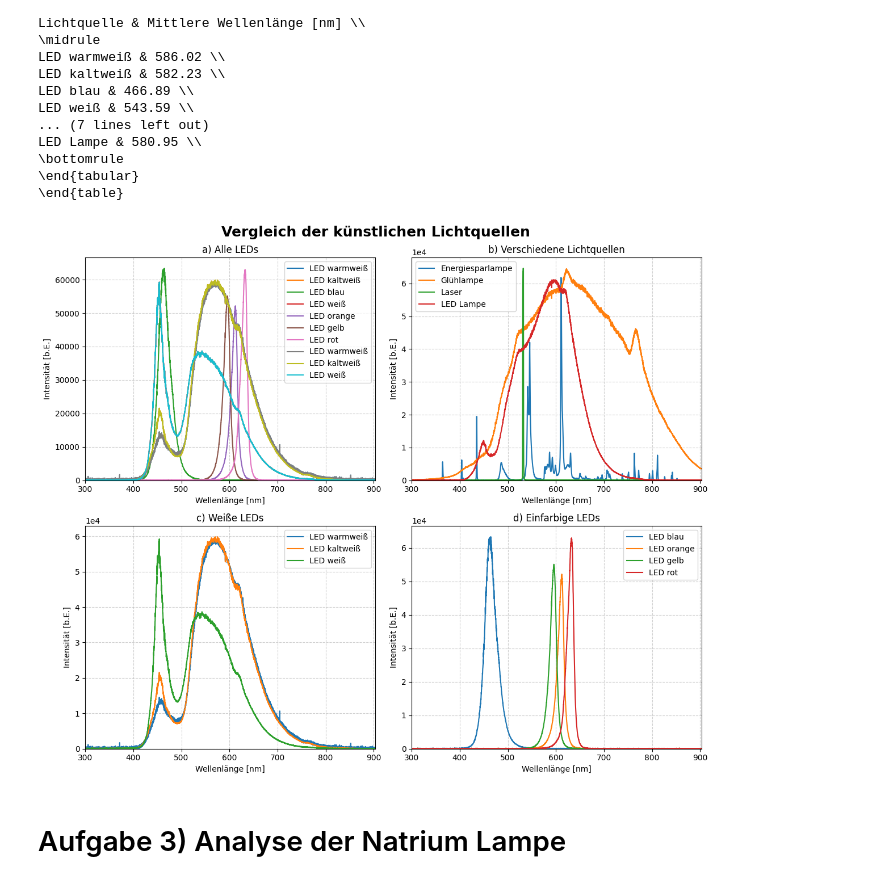
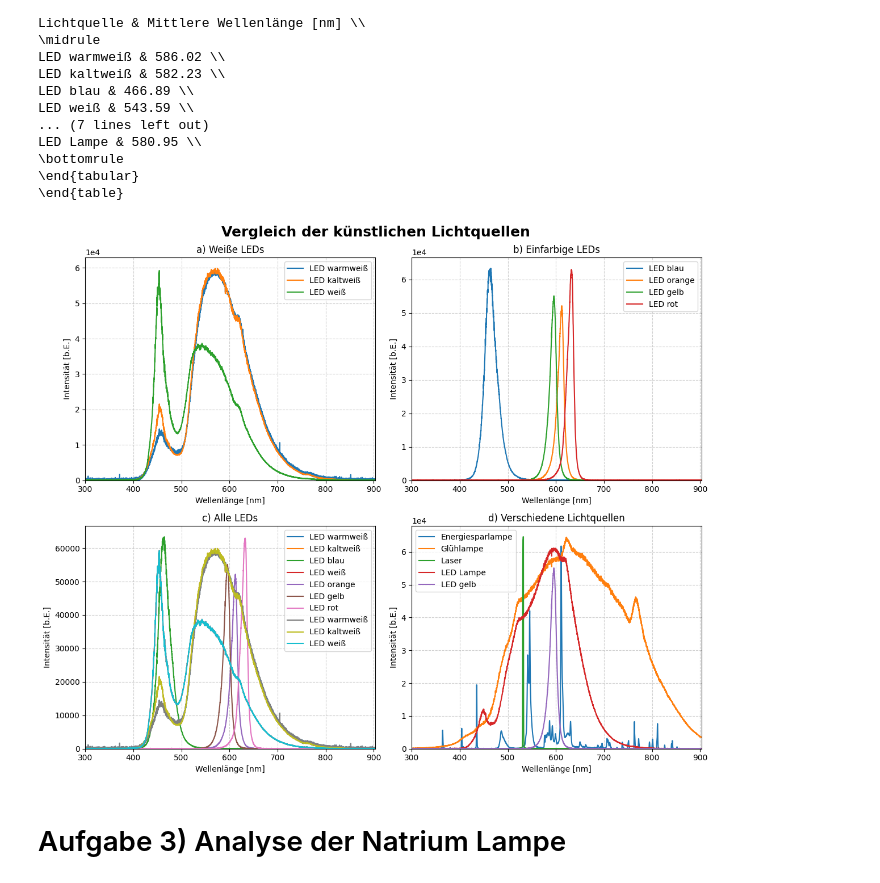
Before and after one commit to FinnZeumer/PAP-2, a Jupyter notebook: Versuche/234/Python/V234.ipynb, the cells around one changed output. Cells and saved outputs as stored; diff of their text form; code cells hidden in the pictures.

```diff
--- a/Versuche/234/Python/V234.ipynb
+++ b/Versuche/234/Python/V234.ipynb
@@ -266,7 +266,7 @@ def sigma_abweichung(p1, p2, err_p1 = 0.0, err_p2 = 0.0):
     """
     Funktion zum berechnen der Sigma-Abweichugn von zwei Messwerten, oder einem Messwert und einem Literaturwert.
     """
-    return abs(p1 - p2)/(np.sqrt(err_p1**2 + err_p2**2))
+    return round(abs(p1 - p2)/(np.sqrt(err_p1**2 + err_p2**2)), 2)
 
     if err_p1 == 0 and err_p2== 0:
         print("Für die Sigma-Abweichung muss mindestens ein Wert fehlerbehaftet sein!")
@@ -1394,7 +1394,7 @@ for i, (name, data) in enumerate(datasets.items()):
     ax.set_title(name, fontsize=10)
     ax.set_xlabel("Wellenlänge $\\lambda$ [nm]")
     ax.set_ylabel("Intensität $I$ [b.E.]")
-    ax.grid(True, linestyle="--", alpha=0.5)
+    ax.grid(True, linestyle="--", alpha=0.6)
     ax.set_xlim(197, 903)
     ax.set_ylim(-10, )
     ax.ticklabel_format(axis='both', style='sci', scilimits=(0,4))
@@ -1473,18 +1473,18 @@ all_led_keys = [
 ]
 
 other_sources = [
-    "Energiesparlampe", "Glühlampe", "Laser", "LED Lampe"
+    "Energiesparlampe", "Glühlampe", "Laser", "LED Lampe", "LED gelb"
 ]
 
 # --------------------------------------------------
-# a) Alle LEDs
+# c) Alle LEDs
 # --------------------------------------------------
-ax = axes[0]
+ax = axes[2]
 for key in all_led_keys:
     df = datasets[key]
     ax.plot(df.iloc[:, 0], df.iloc[:, 1], label=key)
 
-ax.set_title("a) Alle LEDs")
+ax.set_title("c) Alle LEDs")
 ax.set_xlabel("Wellenlänge [nm]")
 ax.set_ylabel("Intensität [b.E.]")
 ax.legend()
@@ -1493,14 +1493,14 @@ ax.set_xlim(300, 903)
 ax.set_ylim(-10, )
 
 # --------------------------------------------------
-# b) Verschiedene Lichtquellen
+# d) Verschiedene Lichtquellen
 # --------------------------------------------------
-ax = axes[1]
+ax = axes[3]
 for key in other_sources:
     df = datasets[key]
     ax.plot(df.iloc[:, 0], df.iloc[:, 1], label=key)
 
-ax.set_title("b) Verschiedene Lichtquellen")
+ax.set_title("d) Verschiedene Lichtquellen")
 ax.set_xlabel("Wellenlänge [nm]")
 ax.set_ylabel("Intensität [b.E.]")
 ax.legend()
@@ -1511,47 +1511,47 @@ ax.ticklabel_format(axis='both', style='sci', scilimits=(0,4))
 
 
 # --------------------------------------------------
-# c) Weiße LEDs
+# a) Weiße LEDs
 # --------------------------------------------------
-ax = axes[2]
+ax = axes[0]
 for key in white_led_keys:
     df = datasets[key]
     ax.plot(df.iloc[:, 0], df.iloc[:, 1], label=key)
 
-ax.set_title("c) Weiße LEDs")
+ax.set_title("a) Weiße LEDs")
 ax.set_xlabel("Wellenlänge [nm]")
 ax.set_ylabel("Intensität [b.E.]")
 ax.legend()
 ax.grid(True, linestyle="--", alpha=0.6)
 ax.set_xlim(300, 903)
 ax.set_ylim(-35, )
 ax.ticklabel_format(axis='both', style='sci', scilimits=(0,4))
 
 
 # --------------------------------------------------
-# d) Farbige LED
+# b) Farbige LED
 # --------------------------------------------------
-ax = axes[3]
+ax = axes[1]
 for i, key in enumerate(colored_led_keys, start=1):
     df = datasets[key]
     ax.plot(df.iloc[:, 0], df.iloc[:, 1], label=f"{key}")
 
-ax.set_title("d) Einfarbige LEDs")
+ax.set_title("b) Einfarbige LEDs")
 ax.set_xlabel("Wellenlänge [nm]")
 ax.set_ylabel("Intensität [b.E.]")
 ax.legend()
 ax.grid(True, linestyle="--", alpha=0.6)
 ax.set_xlim(300, 903)
 ax.set_ylim(-35, )
 ax.ticklabel_format(axis='both', style='sci', scilimits=(0,4))
 
 
 plt.suptitle('Vergleich der künstlichen Lichtquellen', size = 18, weight = 'bold')
 plt.tight_layout()
 plt.savefig(f'{safe_folder}Vgl_LQ_{aufgabe}.pdf', dpi = 300)
 plt.show()
 # %% [output]
-[figure, old version]
+[figure, new version]
 # %% [markdown]
 # Aufgabe 3) Analyse der Natrium Lampe
 # %%
```
Also changed, not shown: parts of 24 cells of this notebook, 22 other files.
